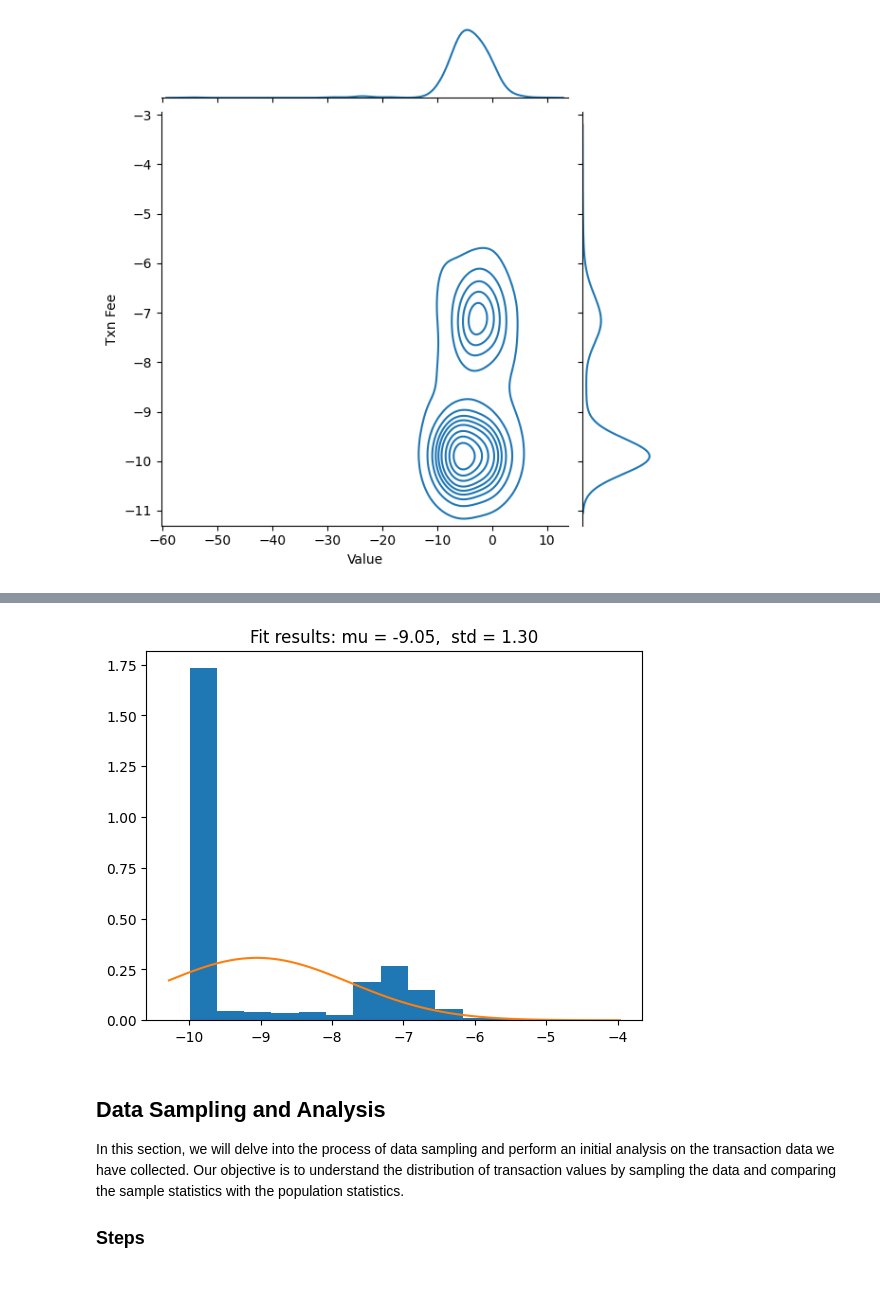
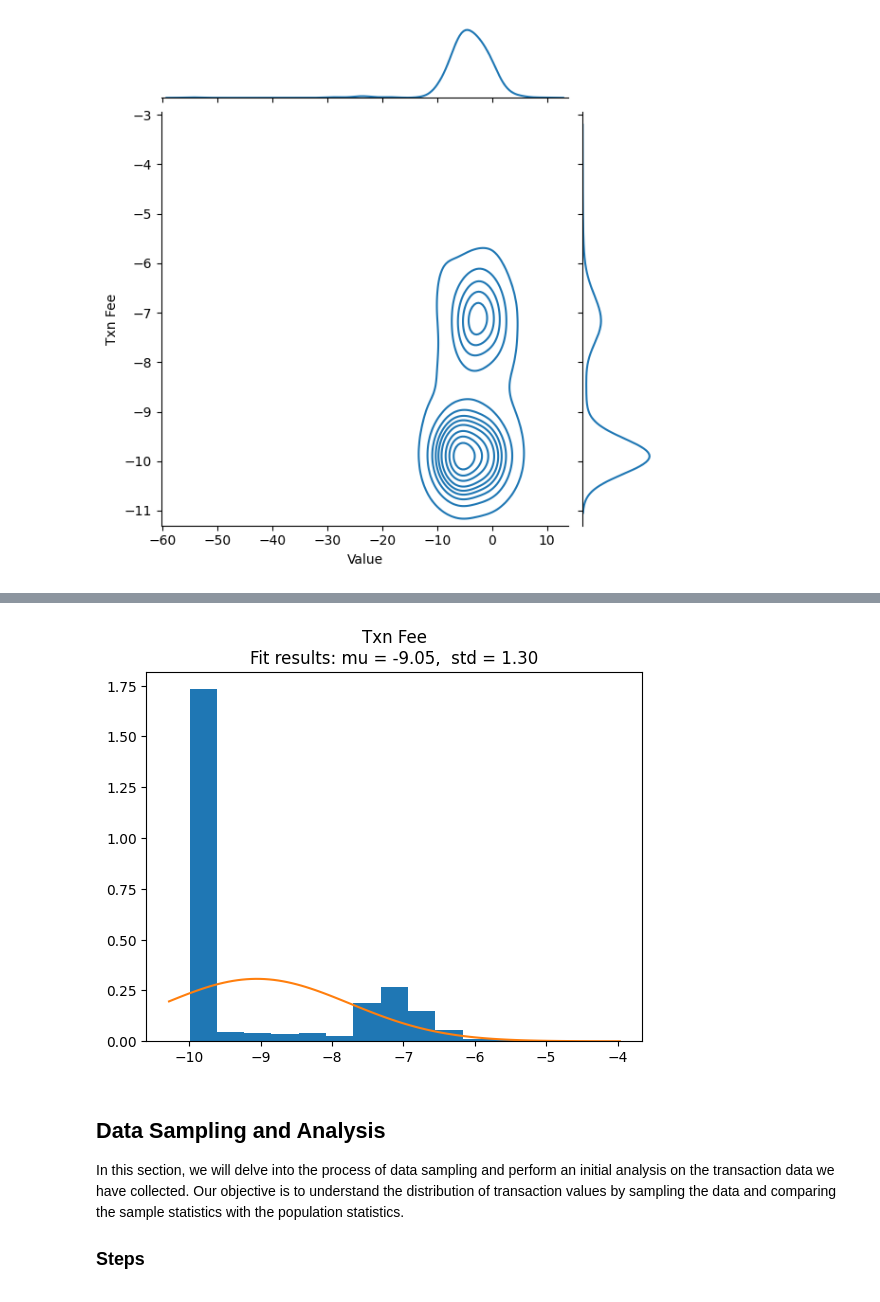
Before and after one commit to mvajhi/Introduction-to-Data-Science, a Jupyter notebook: ca0/CA0.ipynb, the cells around one changed output, grey strips where cells are left out. Saved outputs shown, nothing was run; the diff lists cells and outputs as text; code cells hidden in the pictures.

```diff
--- a/ca0/CA0.ipynb
+++ b/ca0/CA0.ipynb
@@ -242,7 +269,6 @@ The project starts with the importing of transaction data into a pandas DataFram
 # %% [markdown]
 ### 1. load the data
 # %%
-
 import pandas as pd
 import matplotlib.pyplot as plt
 import numpy as np
@@ -254,6 +280,7 @@ from scipy.stats import norm
 
 
 df = pd.read_json("./data_block_19347625_19347616.json")
+df["Time"] = pd.to_datetime(df["Time"])
 df
 # %% [output]
 |  | Txn Hash | Method | Block | Time | From | Self | To | Value | Txn Fee | GasPrice | Error |
@@ -375,3 +453,2 @@ iplot(data, show_link=False)
 # %%
-df_without_zero = df_log.drop(df_log[df_log['Value'] < -70].index)
-df_without_zero
+df_without_zero_log = df_log.drop(df_log[df_log['Value'] < -70].index)
@@ -422,5 +480,5 @@ sns.scatterplot(df_log, x="Txn Fee", y="GasPrice")
 # %%
-data = df_without_zero["Value"]
+data = df_without_zero_log["Value"]
 
 mu, std = norm.fit(data)
 
@@ -430,7 +488,7 @@ xmin, xmax = plt.xlim()
 x = np.linspace(xmin, xmax, 100)
 p = norm.pdf(x, mu, std)
 plt.plot(x, p)
-title = "Fit results: mu = %.2f,  std = %.2f" % (mu, std)
+title = f"Value\nFit results: mu = {mu:.2f},  std = {std:.2f}"
 plt.title(title)
 
 plt.show()
@@ -439,20 +497,20 @@ plt.show()
 # %%
-data = df_without_zero["Txn Fee"]
+data = df_without_zero_log["Txn Fee"]
 
 mu, std = norm.fit(data)
 
 plt.hist(data, bins=15, density=True)
 
 xmin, xmax = plt.xlim()
 x = np.linspace(xmin, xmax, 100)
 p = norm.pdf(x, mu, std)
 plt.plot(x, p)
-title = "Fit results: mu = %.2f,  std = %.2f" % (mu, std)
+title = f"Txn Fee\nFit results: mu = {mu:.2f},  std = {std:.2f}"
 plt.title(title)
 
 plt.show()
 # %% [output]
-[figure, old version]
+[figure, new version]
 # %% [markdown]
 ## Data Sampling and Analysis
 
```
Also changed, not shown: parts of 36 cells of this notebook.
